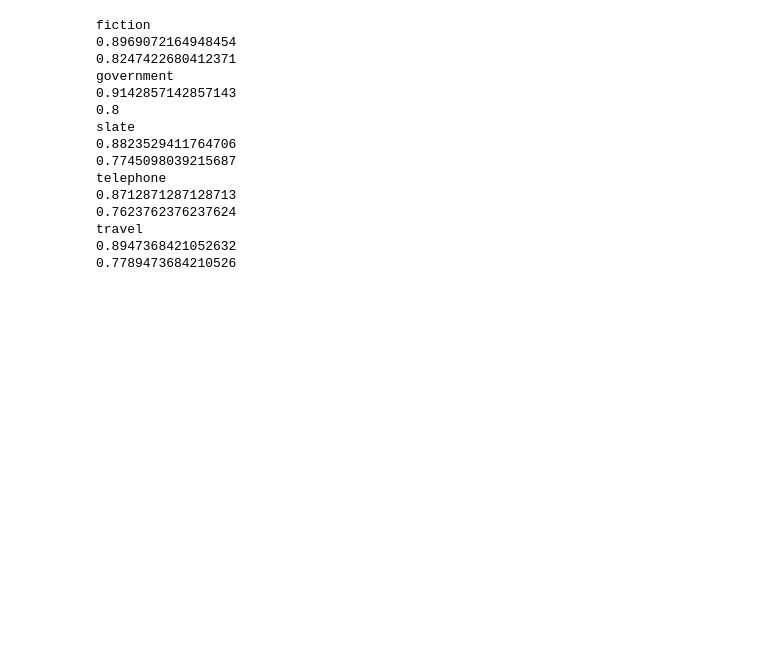
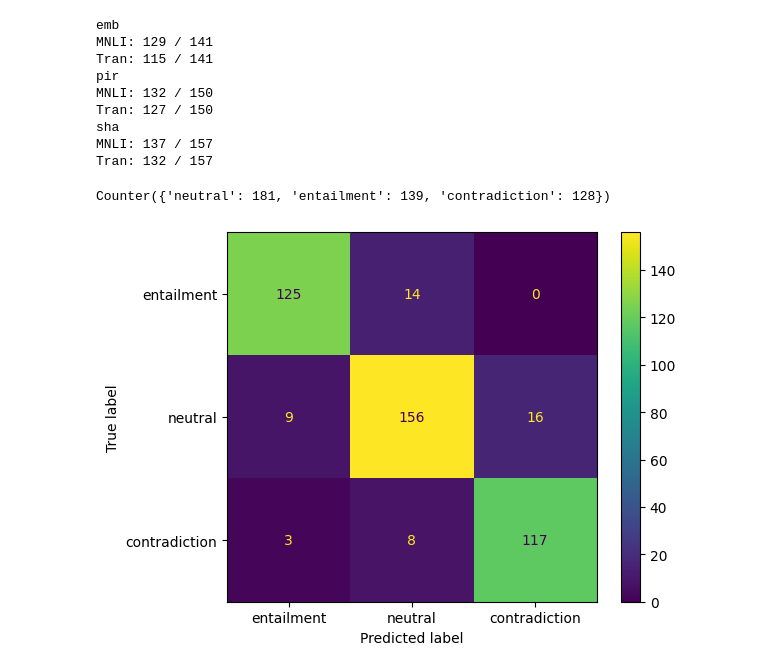
Before and after one commit to emeijerhof/gpt-challenge-dataset, a Jupyter notebook: label_metrics.ipynb, the cells around one changed output. Drawn from its saved outputs; the diff is of its cells as text; code cells hidden in the pictures; blank space fills up the shorter version.

Commit message:
Added additional metrics

```diff
--- a/label_metrics.ipynb
+++ b/label_metrics.ipynb
@@ -22,21 +48,33 @@ print(len(df[df['transform_label'] == df['deberta_large_transform_label']]) / le
 # %%
-for x, y in df.groupby('genre'):
+for x, y in df.groupby('style'):
     print(x)
-    print(len(y[y['gold_label'] == y['deberta_large_label']]) / len(y))
-    print(len(y[y['transform_label'] == y['deberta_large_transform_label']]) / len(y))
+    print('MNLI:', len(y[y['gold_label'] == y['deberta_large_label']]), '/', len(y))
+    print('Tran:', len(y[y['transform_label'] == y['deberta_large_transform_label']]), '/', len(y))
 # %% [output]
-fiction
-0.8969072164948454
-0.8247422680412371
-government
-0.9142857142857143
-0.8
-slate
-0.8823529411764706
-0.7745098039215687
-telephone
-0.8712871287128713
-0.7623762376237624
-travel
-0.8947368421052632
-0.7789473684210526
+emb
+MNLI: 129 / 141
+Tran: 115 / 141
+pir
+MNLI: 132 / 150
+Tran: 127 / 150
+sha
+MNLI: 137 / 157
+Tran: 132 / 157
+# %%
+actual = df['gold_label'].tolist()
+mnli_predicted = df['deberta_large_label'].tolist()
+transform_predicted = df['deberta_large_transform_label'].tolist()
+# %%
+from collections import Counter
+print(Counter(actual))
+# %% [output]
+Counter({'neutral': 181, 'entailment': 139, 'contradiction': 128})
+# %%
+confusion_matrix = metrics.confusion_matrix(actual, mnli_predicted, labels=['entailment', 'neutral', 'contradiction'])
+
+cm_display = metrics.ConfusionMatrixDisplay(confusion_matrix = confusion_matrix, display_labels=['entailment', 'neutral', 'contradiction'])
+
+cm_display.plot()
+plt.show()
+# %% [output]
+[figure, added]
```
Also changed, not shown: parts of 10 cells of this notebook.
